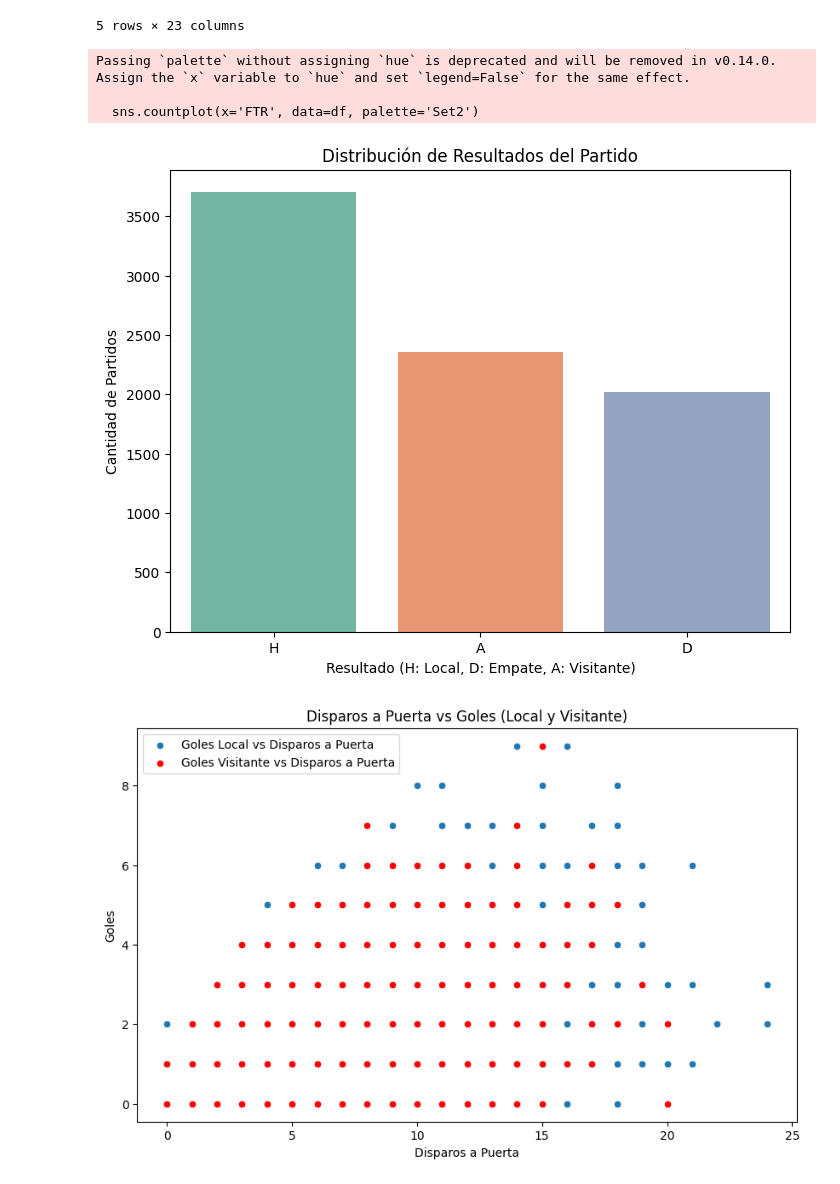
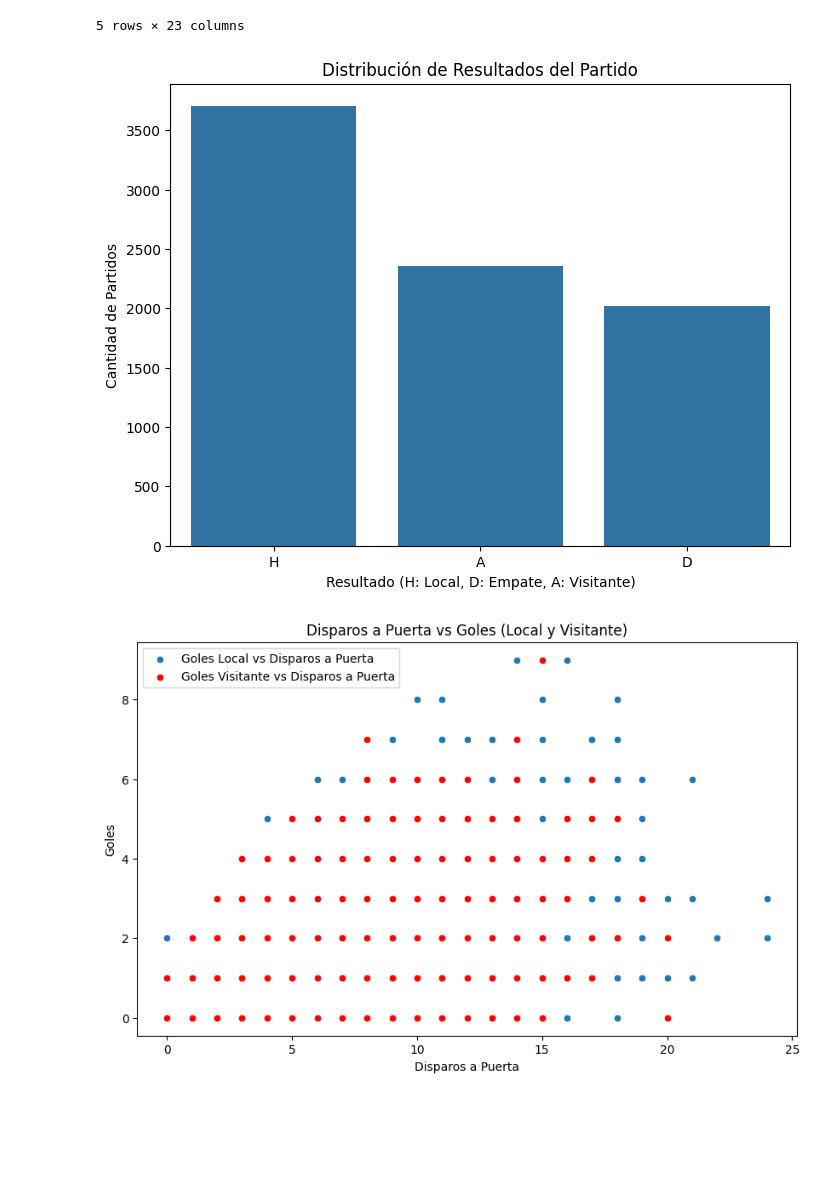
Before and after one commit to MarianoNaveyra/DataScience, a Jupyter notebook: Proyecto_Partell_Naveyra.ipynb, the cells around one changed output. Cells and saved outputs as stored; diff of their text form; code cells hidden in the pictures; blank space fills up the shorter version.

```diff
--- a/Proyecto_Partell_Naveyra.ipynb
+++ b/Proyecto_Partell_Naveyra.ipynb
@@ -55,16 +55,13 @@ df['AST'] = pd.to_numeric(df['AST'], errors='coerce')
 # %%
 # Gráfico 1: Distribución de los resultados del partido (Local, Empate, Visitante)
 plt.figure(figsize=(8,6))
-sns.countplot(x='FTR', data=df, palette='Set2')
+sns.countplot(x='FTR', data=df)  # Sin el argumento palette
 plt.title('Distribución de Resultados del Partido')
 plt.xlabel('Resultado (H: Local, D: Empate, A: Visitante)')
 plt.ylabel('Cantidad de Partidos')
 plt.show()
 # %% [output]
-Passing `palette` without assigning `hue` is deprecated and will be removed in v0.14.0. Assign the `x` variable to `hue` and set `legend=False` for the same effect.
-
-  sns.countplot(x='FTR', data=df, palette='Set2')
-[figure, old version]
+[figure, new version]
 # %%
 # Gráfico 2: Relación entre los Disparos a Puerta y Goles
 plt.figure(figsize=(10,6))
```
Also changed, not shown: parts of 3 cells of this notebook.
